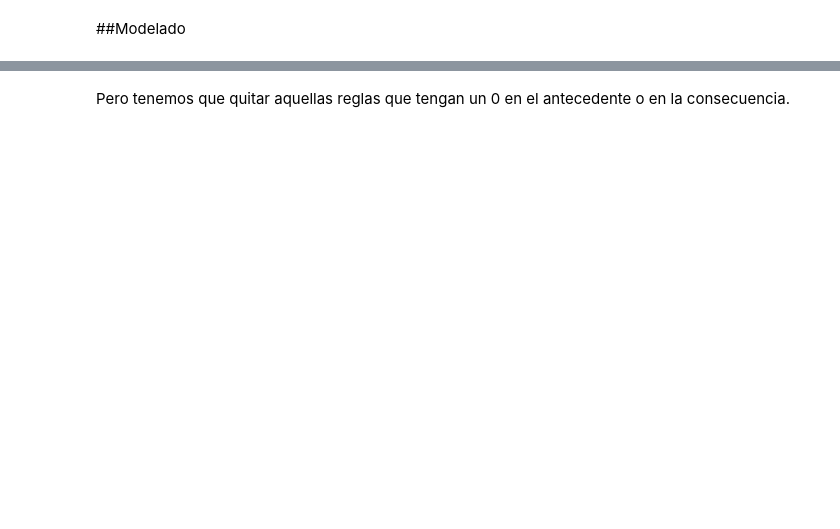
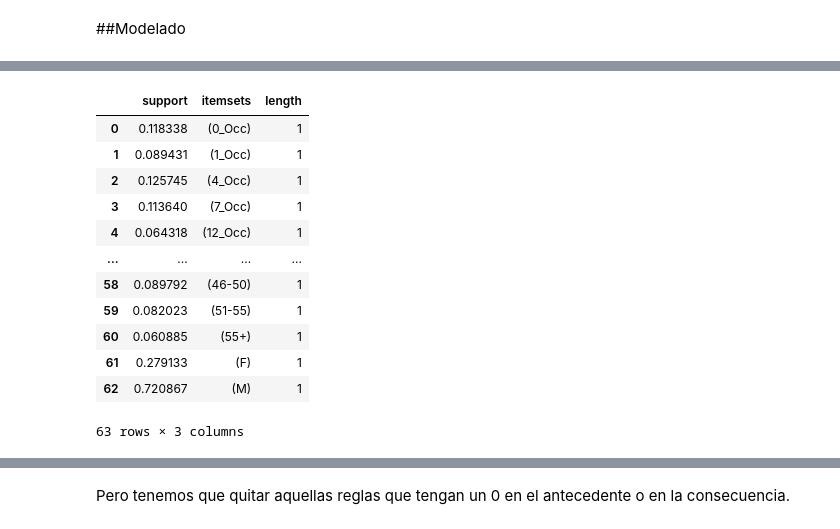
Before and after one commit to patriciamediavilla/L2, a Jupyter notebook: L2P1.ipynb, the cells around one changed output, grey strips where cells are left out. Cells and saved outputs as stored; diff of their text form; code cells hidden in the pictures; blank space fills up the shorter version.

```diff
--- a/L2P1.ipynb
+++ b/L2P1.ipynb
@@ -346,3 +346,23 @@ type(frequent_itemsets)
+# %%
+#Para k=1
+
+frequent_itemsets['length'] = frequent_itemsets['itemsets'].apply(lambda x: len(x))
+frequent_itemsets1=frequent_itemsets[frequent_itemsets['length'] == 1]
+frequent_itemsets1
+# %% [output]
+|  | support | itemsets | length |
+| 0 | 0.118338 | (0_Occ) | 1 |
+| 1 | 0.089431 | (1_Occ) | 1 |
+| 2 | 0.125745 | (4_Occ) | 1 |
+| 3 | 0.113640 | (7_Occ) | 1 |
+| 4 | 0.064318 | (12_Occ) | 1 |
+| ... | ... | ... | ... |
+| 58 | 0.089792 | (46-50) | 1 |
+| 59 | 0.082023 | (51-55) | 1 |
+| 60 | 0.060885 | (55+) | 1 |
+| 61 | 0.279133 | (F) | 1 |
+| 62 | 0.720867 | (M) | 1 |
+63 rows × 3 columns
 # %%
 #Para k=2
 
```
Also changed, not shown: parts of 16 cells of this notebook.
